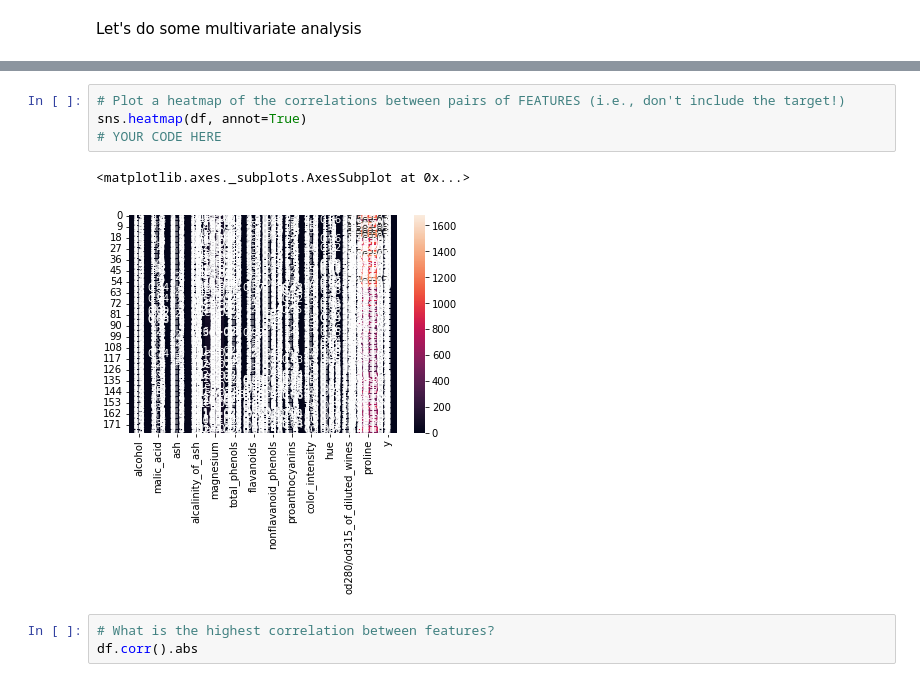
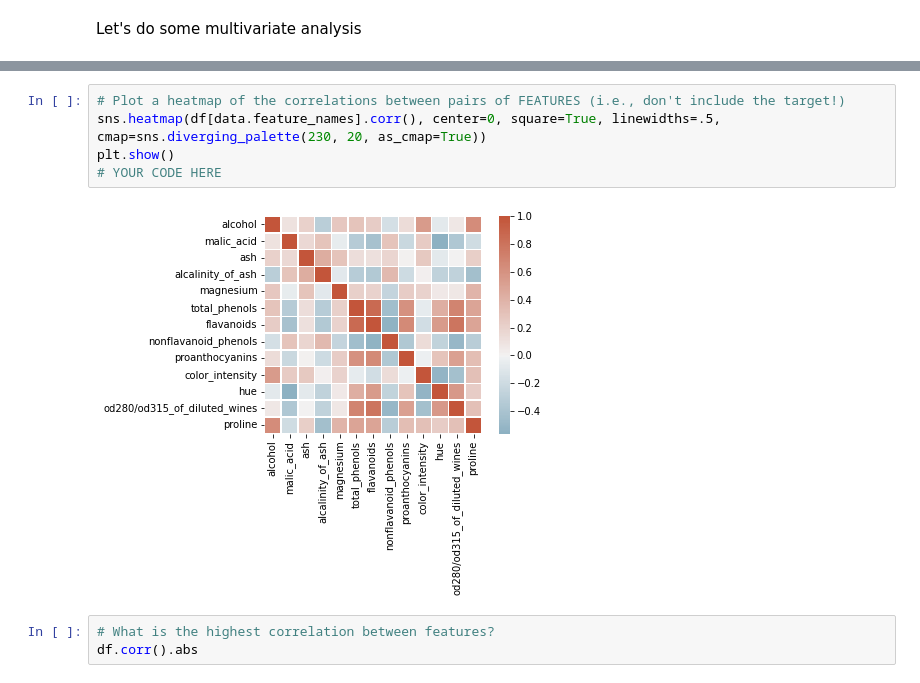
Before and after one commit to safi-alt/CE888, a Jupyter notebook: exploration_Lab_5.ipynb, the cells around one changed output, grey strips where cells are left out. Cells and saved outputs as stored; diff of their text form.

```diff
--- a/exploration_Lab_5.ipynb
+++ b/exploration_Lab_5.ipynb
@@ -152,11 +152,11 @@ correlations
 | y | -0.328222 | 0.437776 | -0.049643 | 0.517859 | -0.209179 | -0.719163 | -0.847498 | ... |
 # %%
 # Plot a heatmap of the correlations between pairs of FEATURES (i.e., don't include the target!)
-sns.heatmap(df, annot=True)
+sns.heatmap(df[data.feature_names].corr(), center=0, square=True, linewidths=.5, cmap=sns.diverging_palette(230, 20, as_cmap=True))
+plt.show()
 # YOUR CODE HERE
 # %% [output]
-<matplotlib.axes._subplots.AxesSubplot at 0x...>
-[figure, old version]
+[figure, new version]
 # %%
 # What is the highest correlation between features?
 df.corr().abs
```
